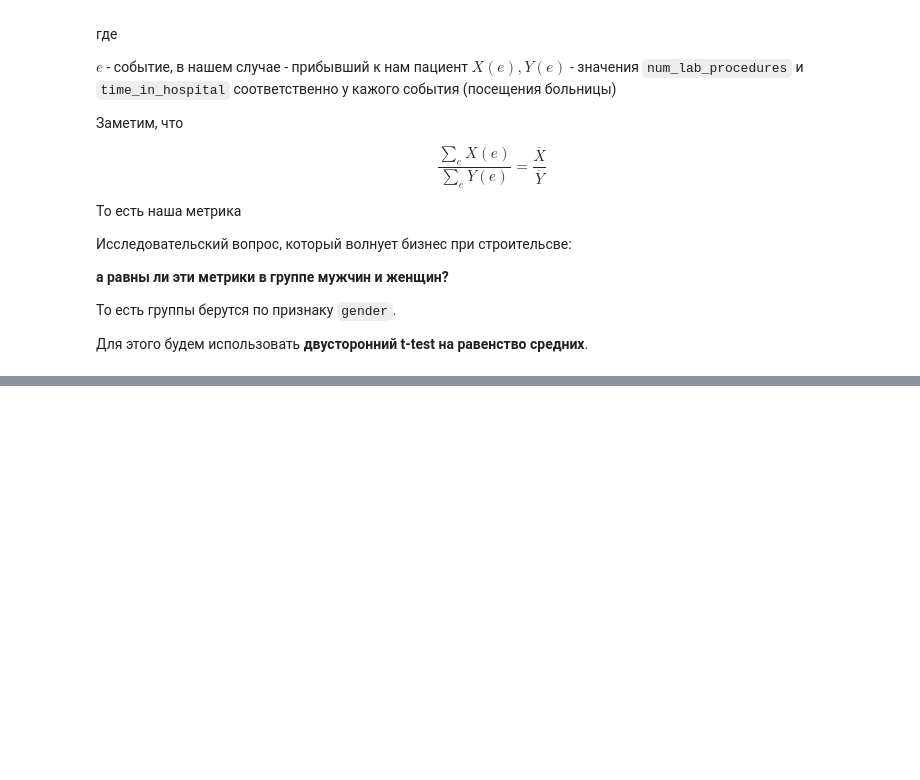
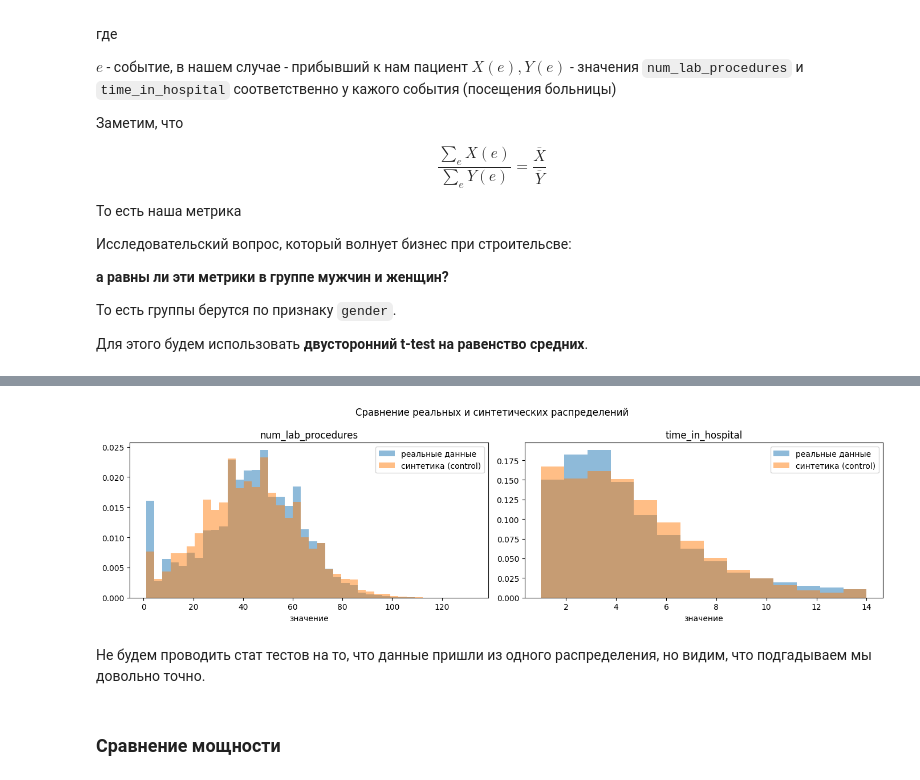
Before and after one commit to Melekh11/gp4_tests, a Jupyter notebook: hypo3.ipynb, the cells around one changed output, grey strips where cells are left out. Cells and saved outputs as stored; diff of their text form; code cells hidden in the pictures; blank space fills up the shorter version.

```diff
--- a/hypo3.ipynb
+++ b/hypo3.ipynb
@@ -101,0 +319,32 @@ $$
+# %%
+ctrl_lab, ctrl_time, trt_lab, trt_time = ab_sample(num_users=50000, effect=0.0, seed=42)
+
+fig, axes = plt.subplots(1, 2, figsize=(14, 4))
+
+# num_lab_procedures
+axes[0].hist(df['num_lab_procedures'], bins=40, alpha=0.5, density=True, label='реальные данные')
+axes[0].hist(ctrl_lab, bins=40, alpha=0.5, density=True, label='синтетика (control)')
+axes[0].set_title('num_lab_procedures')
+axes[0].legend()
+axes[0].set_xlabel('значение')
+
+real_stats = df['num_lab_procedures'].describe()
+synt_stats = pd.Series(ctrl_lab).describe()
+
+# time_in_hospital
+axes[1].hist(df['time_in_hospital'], bins=14, alpha=0.5, density=True, label='реальные данные')
+axes[1].hist(ctrl_time, bins=14, alpha=0.5, density=True, label='синтетика (control)')
+axes[1].set_title('time_in_hospital')
+axes[1].legend()
+axes[1].set_xlabel('значение')
+
+
+plt.suptitle('Сравнение реальных и синтетических распределений')
+plt.tight_layout()
+plt.show()
+# %% [output]
+[figure, added]
+# %% [markdown]
+Не будем проводить стат тестов на то, что данные пришли из одного распределения, но видим, что подгадываем мы довольно точно.
+# %% [markdown]
+### Сравнение мощности
```
Also changed, not shown: parts of 28 cells of this notebook, 1 other file.
